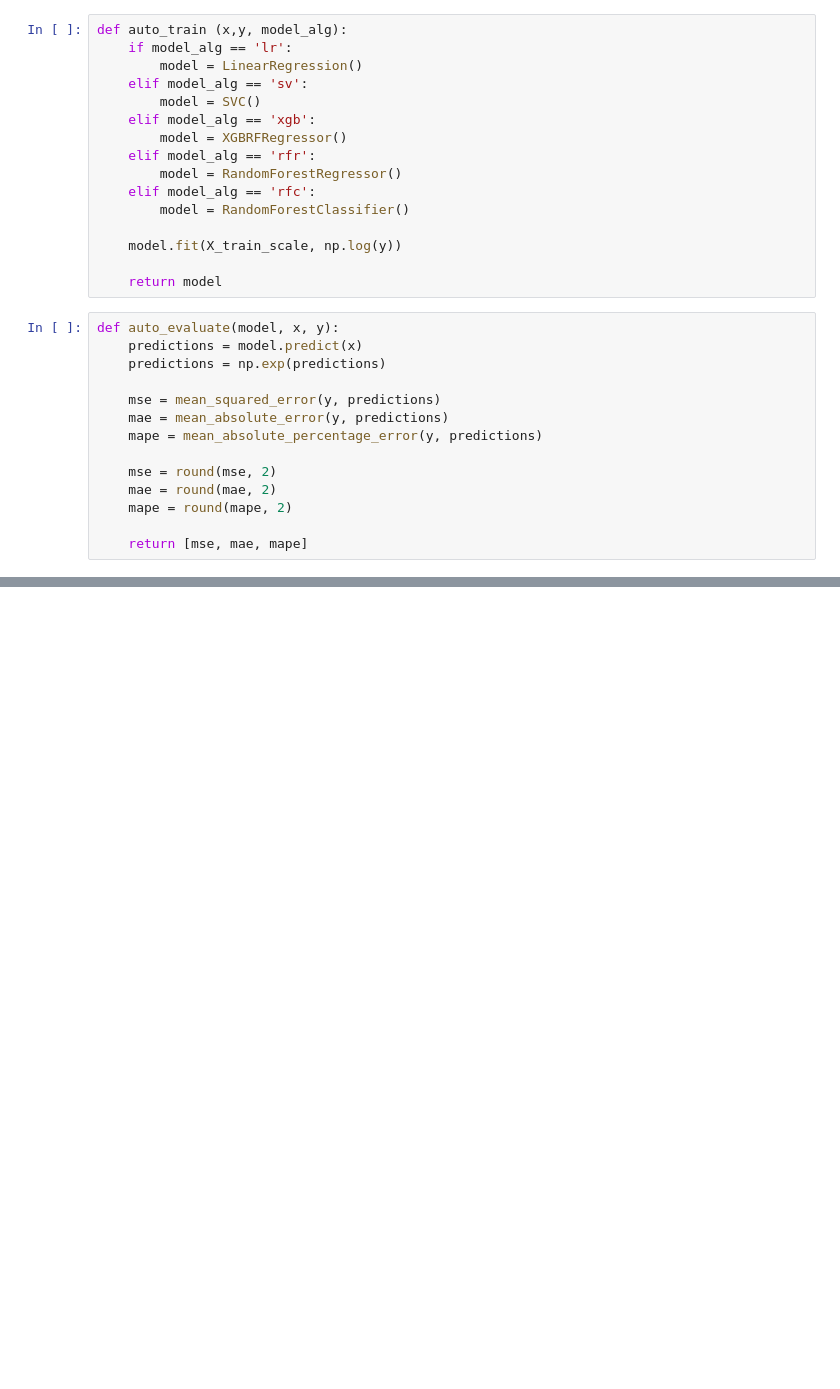
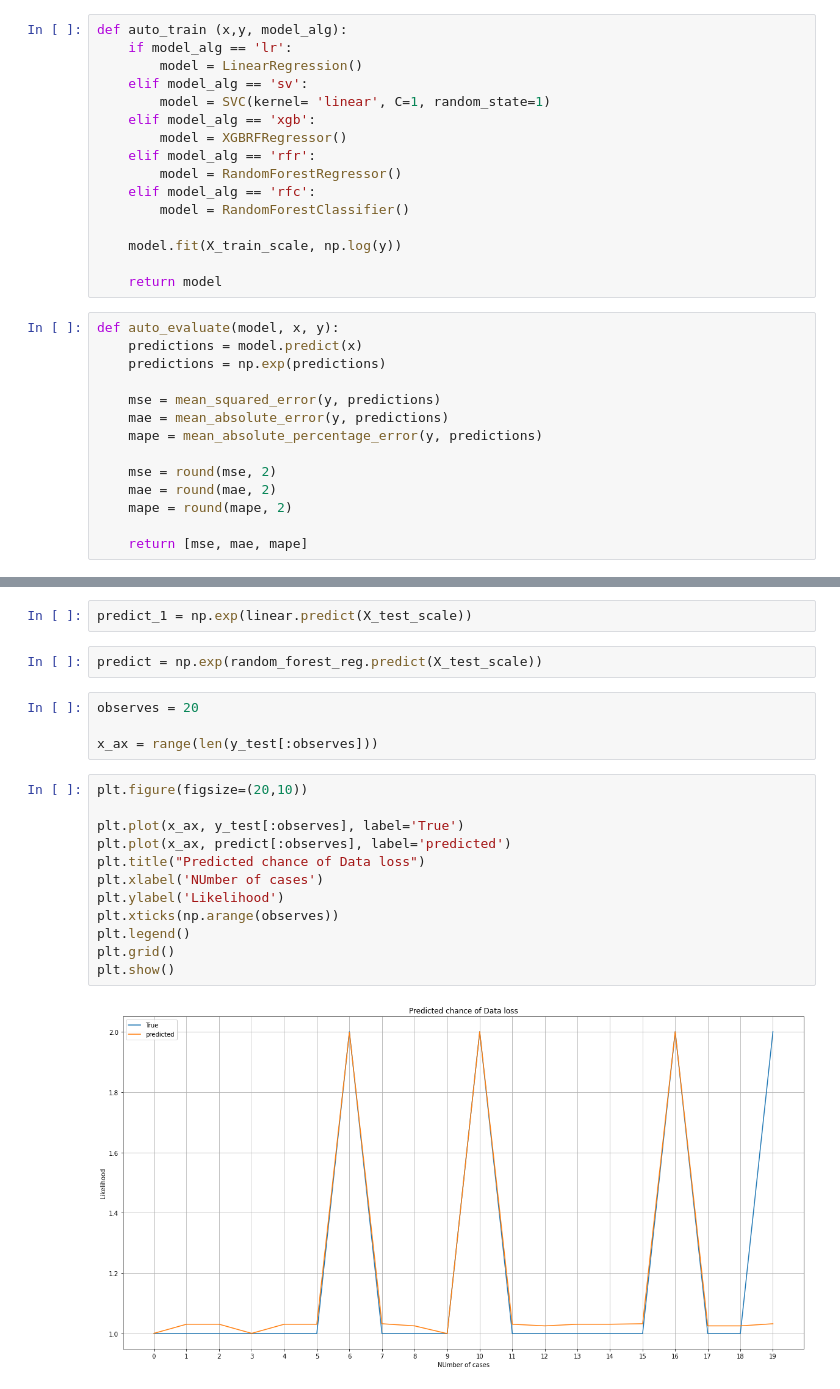
Before and after one commit to wessware/missing_marks_prediction_analysis, a Jupyter notebook: modelling.ipynb, the cells around one changed output, grey strips where cells are left out. Saved outputs shown, nothing was run; the diff lists cells and outputs as text; blank space fills up the shorter version.

Commit message:
created and evaluated five models

```diff
--- a/modelling.ipynb
+++ b/modelling.ipynb
@@ -62,7 +62,7 @@ def auto_train (x,y, model_alg):
     if model_alg == 'lr':
         model = LinearRegression()
     elif model_alg == 'sv':
-        model = SVC()
+        model = SVC(kernel= 'linear', C=1, random_state=1)
     elif model_alg == 'xgb':
         model = XGBRFRegressor()
     elif model_alg == 'rfr':
@@ -97,0 +283,22 @@ ValueError: Input contains NaN, infinity or a value too large for dtype('float64
+# %%
+predict_1 = np.exp(linear.predict(X_test_scale))
+# %%
+predict = np.exp(random_forest_reg.predict(X_test_scale))
+# %%
+observes = 20
+
+x_ax = range(len(y_test[:observes]))
+# %%
+plt.figure(figsize=(20,10))
+
+plt.plot(x_ax, y_test[:observes], label='True')
+plt.plot(x_ax, predict[:observes], label='predicted')
+plt.title("Predicted chance of Data loss")
+plt.xlabel('NUmber of cases')
+plt.ylabel('Likelihood')
+plt.xticks(np.arange(observes))
+plt.legend()
+plt.grid()
+plt.show()
+# %% [output]
+[figure, added]
```
Also changed, not shown: parts of 17 cells of this notebook, 1 other file.
